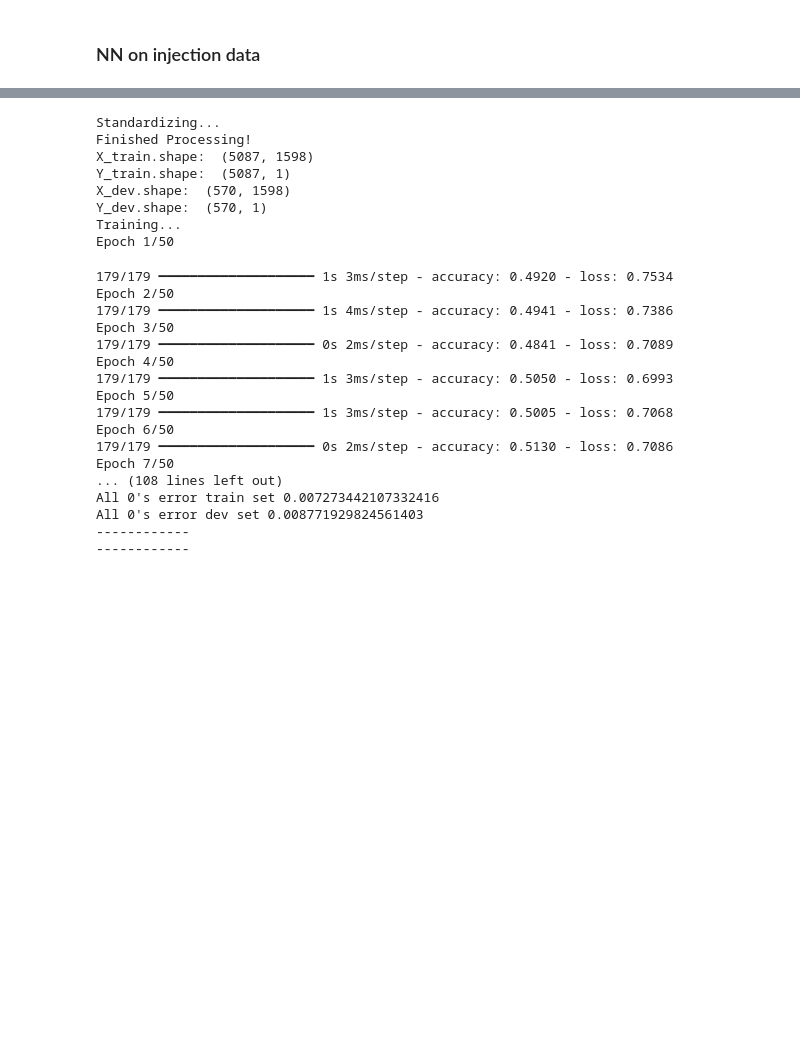
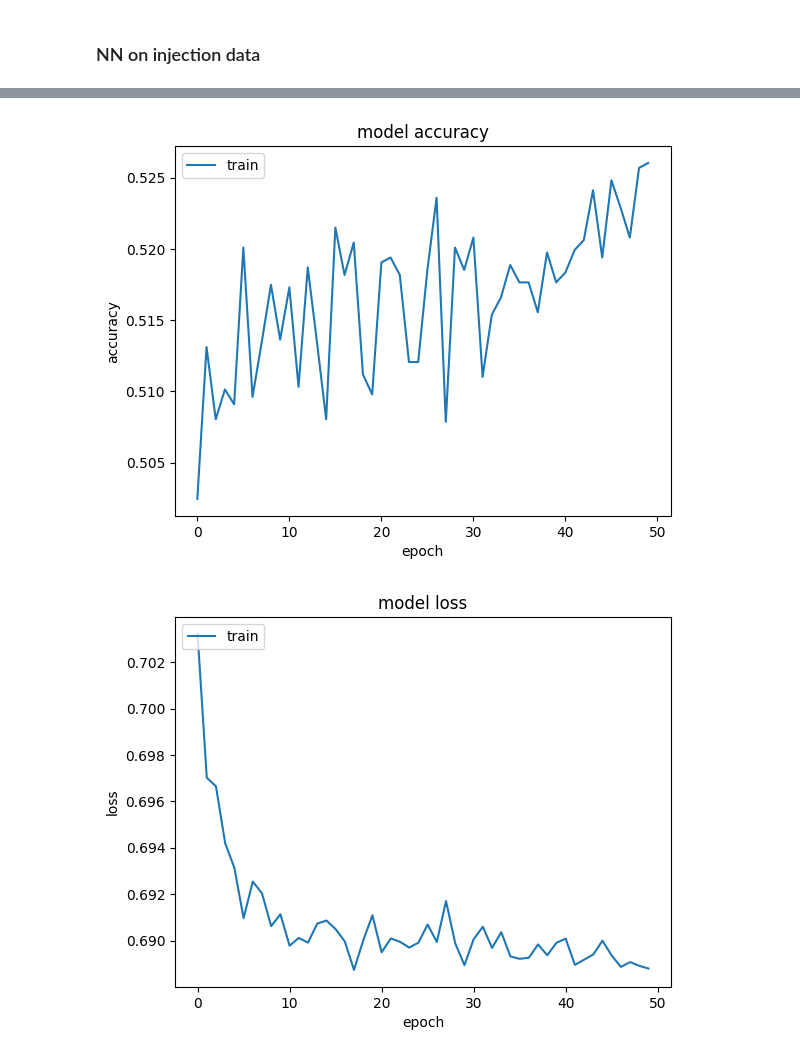
Before and after one commit to tiziano1590/comp_astro_24, a Jupyter notebook: notebook_NN.ipynb, the cells around one changed output, grey strips where cells are left out. Drawn from its saved outputs; the diff is of its cells as text; code cells hidden in the pictures; blank space fills up the shorter version.

```diff
--- a/notebook_NN.ipynb
+++ b/notebook_NN.ipynb
@@ -420,10 +379,10 @@ X_train_sm, Y_train_sm = sm.fit_resample(X_train, Y_train)
 # Training the NN
 print("Training...")
 
-history = model.fit(X_train_sm, Y_train_sm, epochs=50, batch_size=32)
+history = model.fit(X_train_sm, Y_train_sm, epochs=50, batch_size=32, verbose=0)
 
-train_outputs = model.predict(X_train, batch_size=32)
-dev_outputs = model.predict(X_dev, batch_size=32)
+train_outputs = model.predict(X_train, batch_size=32, verbose=0)
+dev_outputs = model.predict(X_dev, batch_size=3, verbose=0)
 train_outputs = np.rint(train_outputs)
 dev_outputs = np.rint(dev_outputs)
 
@@ -489,28 +461,5 @@ Applying Gaussian Filter...
-Standardizing...
-Finished Processing!
-X_train.shape:  (5087, 1598)
-Y_train.shape:  (5087, 1)
-X_dev.shape:  (570, 1598)
-Y_dev.shape:  (570, 1)
-Training...
-Epoch 1/50
-179/179 ━━━━━━━━━━━━━━━━━━━━ 1s 3ms/step - accuracy: 0.4920 - loss: 0.7534
-Epoch 2/50
-179/179 ━━━━━━━━━━━━━━━━━━━━ 1s 4ms/step - accuracy: 0.4941 - loss: 0.7386
-Epoch 3/50
-179/179 ━━━━━━━━━━━━━━━━━━━━ 0s 2ms/step - accuracy: 0.4841 - loss: 0.7089
-Epoch 4/50
-179/179 ━━━━━━━━━━━━━━━━━━━━ 1s 3ms/step - accuracy: 0.5050 - loss: 0.6993
-Epoch 5/50
-179/179 ━━━━━━━━━━━━━━━━━━━━ 1s 3ms/step - accuracy: 0.5005 - loss: 0.7068
-Epoch 6/50
-179/179 ━━━━━━━━━━━━━━━━━━━━ 0s 2ms/step - accuracy: 0.5130 - loss: 0.7086
-Epoch 7/50
-... (108 lines left out)
-All 0's error train set 0.007273442107332416
-All 0's error dev set 0.008771929824561403
-------------
-------------
+[figure, added]
+[figure, added]
 # %%
 for combo in combinations:
     model = build_network(X_train.shape[1:], n_layers=combo[0], n_neurons=combo[1])
```
Also changed, not shown: parts of 8 cells of this notebook.
